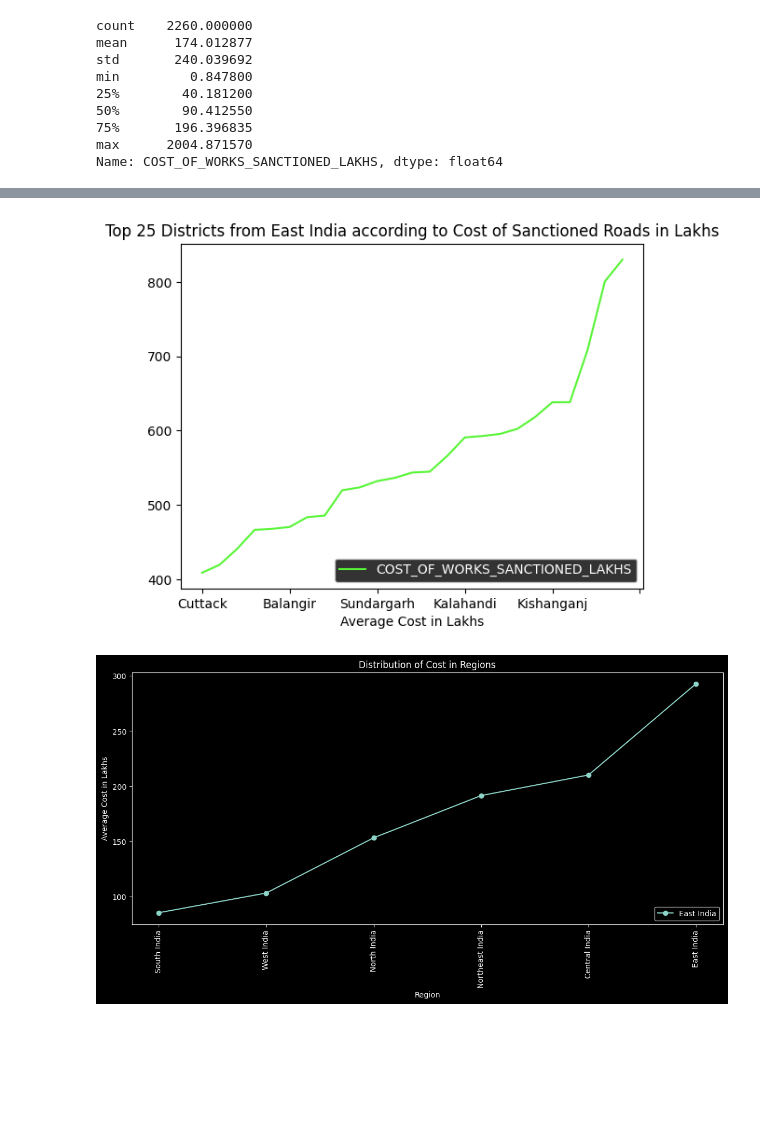
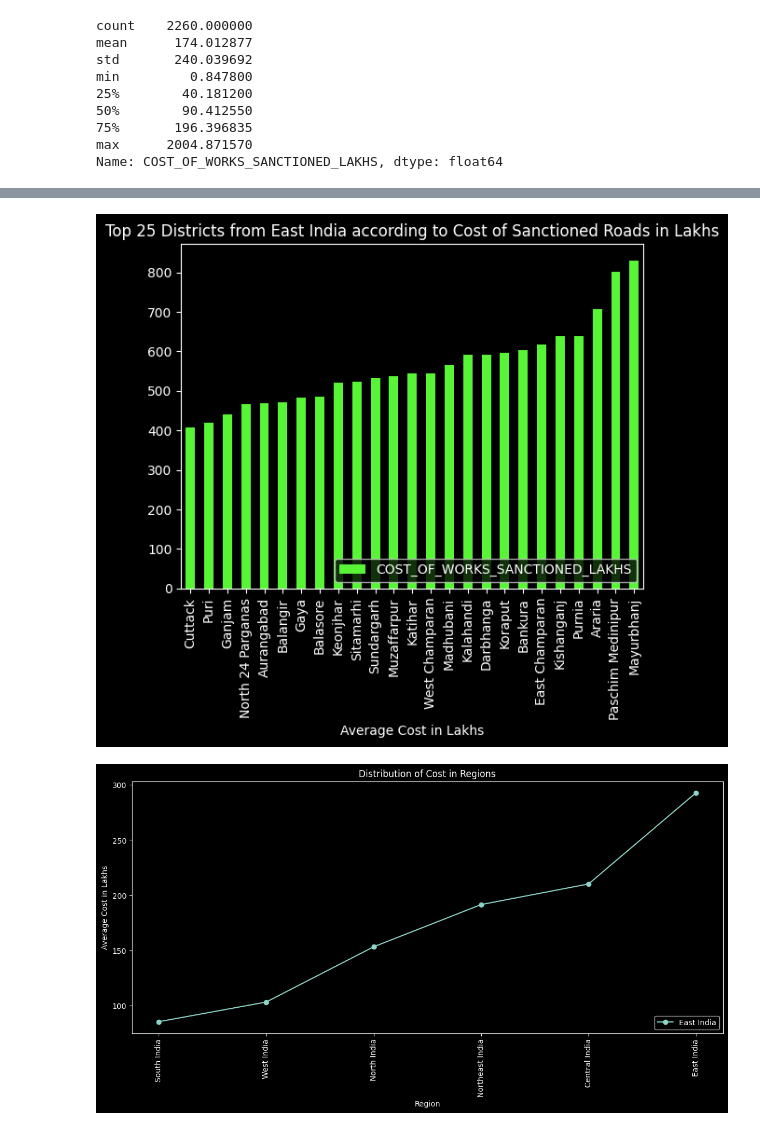
Before and after one commit to gauravgulia26/DataScience_Toolkit, a Jupyter notebook: libraries/pandas/pandas_day4.ipynb, the cells around one changed output, grey strips where cells are left out. Cells and saved outputs as stored; diff of their text form; code cells hidden in the pictures; blank space fills up the shorter version.

```diff
--- a/libraries/pandas/pandas_day4.ipynb
+++ b/libraries/pandas/pandas_day4.ipynb
@@ -213,18 +213,18 @@ east_india_df = (
 # %%
 import matplotlib.pyplot as plt
 
 east_india_df.groupby("DISTRICT_NAME")[
     "COST_OF_WORKS_SANCTIONED_LAKHS"
-].mean().sort_values(ascending=True).tail(25).plot(kind="line", color="#58f537")
+].mean().sort_values(ascending=True).tail(25).plot(kind="bar", color="#58f537")
 plt.title(
     "Top 25 Districts from East India according to Cost of Sanctioned Roads in Lakhs"
 )
 plt.xlabel("Average Cost in Lakhs")
 plt.style.use("dark_background")
 plt.legend(loc="lower right")
 plt.show()
 # %% [output]
-[figure, old version]
+[figure, new version]
 # %%
 plt.figure(figsize=(14, 6))
 df.groupby("Regions")["COST_OF_WORKS_SANCTIONED_LAKHS"].mean().sort_values(
```
Also changed, not shown: parts of 6 cells of this notebook, 1 other file.
